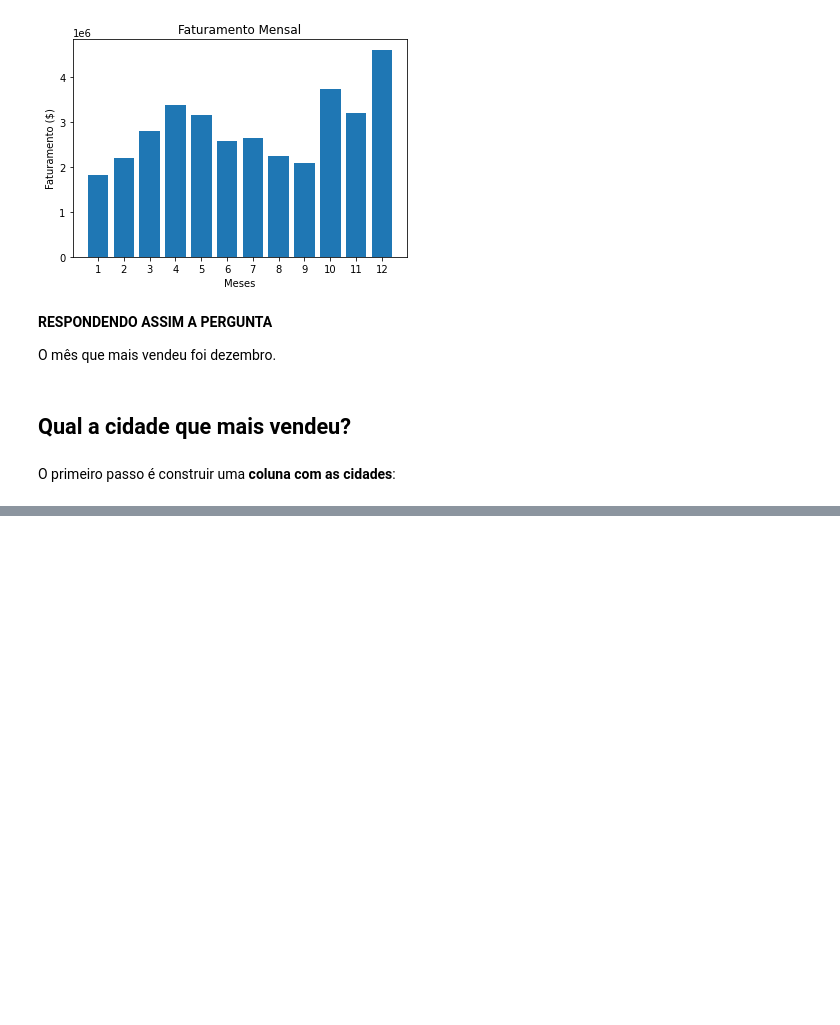
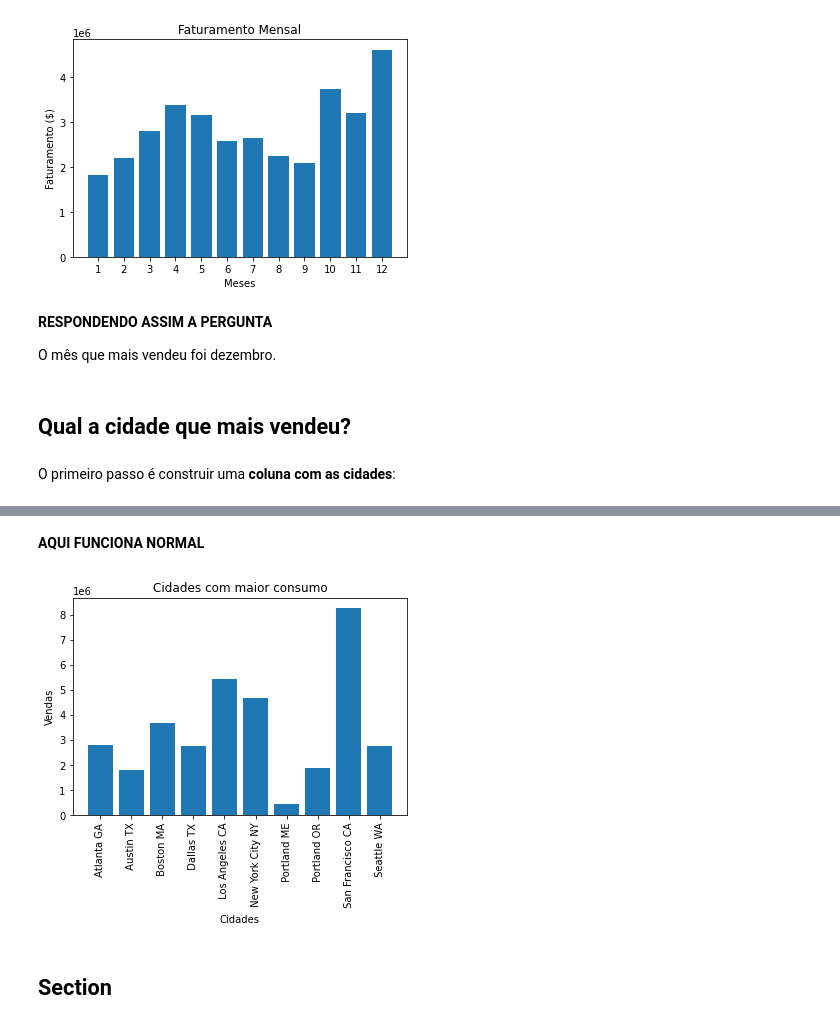
Before and after one commit to vinigm/Portfolio, a Jupyter notebook: 3_SalesAnalysis.ipynb, the cells around one changed output, grey strips where cells are left out. Drawn from its saved outputs; the diff is of its cells as text; code cells hidden in the pictures; blank space fills up the shorter version.

```diff
--- a/3_SalesAnalysis.ipynb
+++ b/3_SalesAnalysis.ipynb
@@ -295,0 +331,15 @@ df3.head()
+# %% [markdown]
+**AQUI FUNCIONA NORMAL**
+# %%
+cities = [city for city, df in df3.groupby('city_state')]
+
+plt.bar(cities, city_sales['order_sale'])
+plt.title('Cidades com maior consumo')
+plt.xticks(rotation = 90)
+plt.xlabel('Cidades')
+plt.ylabel('Vendas')
+plt.show()
+# %% [output]
+[figure, added]
+# %% [markdown]
+## **Section**
```
Also changed, not shown: parts of 6 cells of this notebook.
